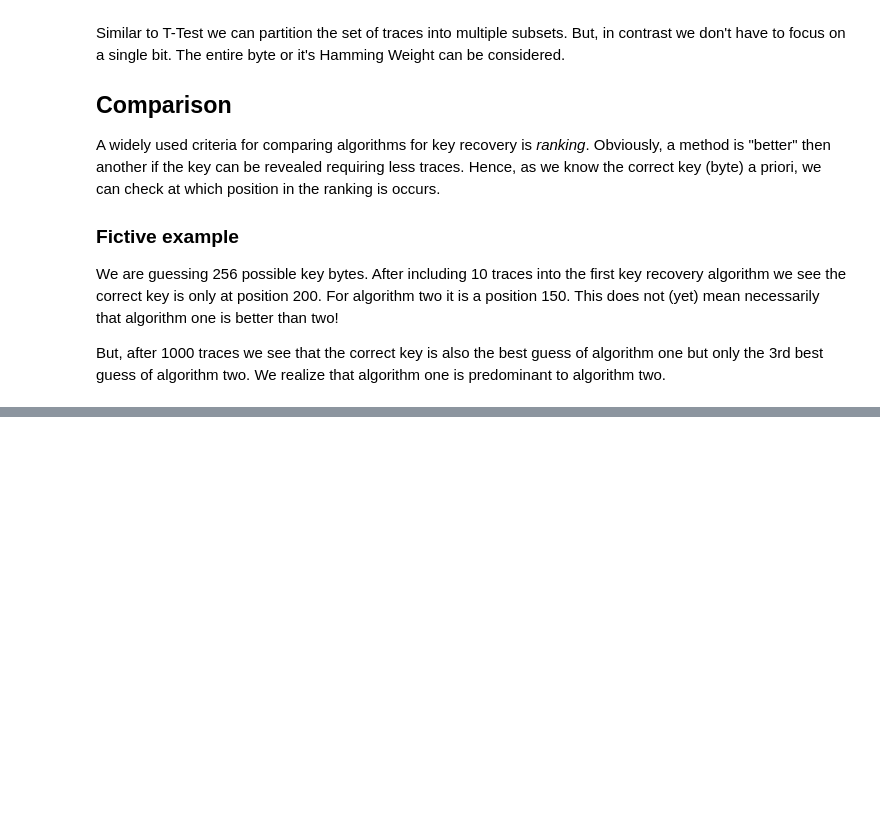
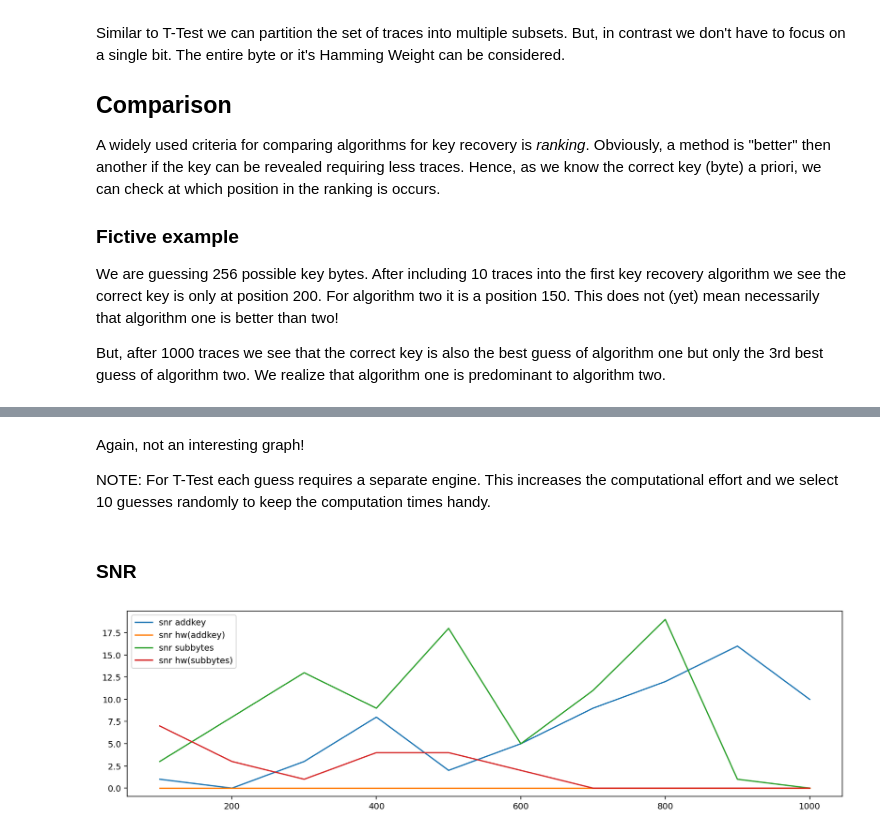
Before and after one commit to hackenbergstefan/securec-sidechannel-study, a Jupyter notebook: analyze/3_key_recovery_loop.ipynb, the cells around one changed output, grey strips where cells are left out. Cells and saved outputs as stored; diff of their text form; code cells hidden in the pictures; blank space fills up the shorter version.

```diff
--- a/analyze/3_key_recovery_loop.ipynb
+++ b/analyze/3_key_recovery_loop.ipynb
@@ -76,0 +165,52 @@ First of all we throw the weakest implementation into the ring and compare the r
+# %% [markdown]
+Again, not an interesting graph!
+
+NOTE: For T-Test each guess requires a separate engine.
+This increases the computational effort and we select 10 guesses randomly to keep the computation times handy.
+# %% [markdown]
+### SNR
+# %%
+%%time
+
+def snr_selection_addkey(guess):
+    def selector(value):
+        return value[1] ^ guess
+    return selector
+
+def snr_selection_addkey_hw(guess):
+    def selector(value):
+        return lascar.hamming(value[1] ^ guess)
+    return selector
+
+def snr_selection_subbytes(guess):
+    def selector(value):
+        return lascar.tools.aes.sbox[value[1] ^ guess]
+    return selector
+
+def snr_selection_subbytes_hw(guess):
+    def selector(value):
+        return lascar.hamming(lascar.tools.aes.sbox[value[1] ^ guess])
+    return selector
+
+results = {
+    name: key_recovery_loop.snr(
+        dataset=dataset,
+        selection_function=selection_function,
+        selection_range=selection_range,
+        correct_key=dataset[0]["key"][1],
+    )
+    for name, selection_function, selection_range in (
+        ("snr addkey", snr_selection_addkey, range(256)),
+        ("snr hw(addkey)", snr_selection_addkey_hw, range(9)),
+        ("snr subbytes", snr_selection_subbytes, range(256)),
+        ("snr hw(subbytes)", snr_selection_subbytes_hw, range(9)),
+    )
+}
+
+for name, result in results.items():
+    plt.plot(*zip(*result), label=name)
+
+plt.legend()
+plt.show()
+# %% [output]
+[figure, added]
```
Also changed, not shown: parts of 22 cells of this notebook, 1 other file.
